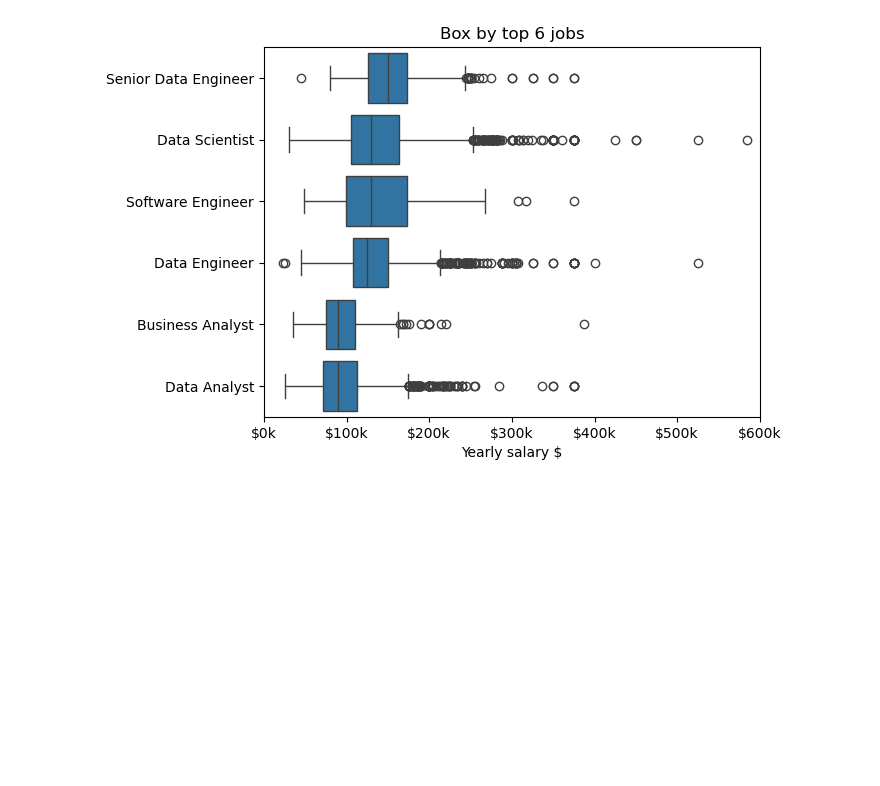
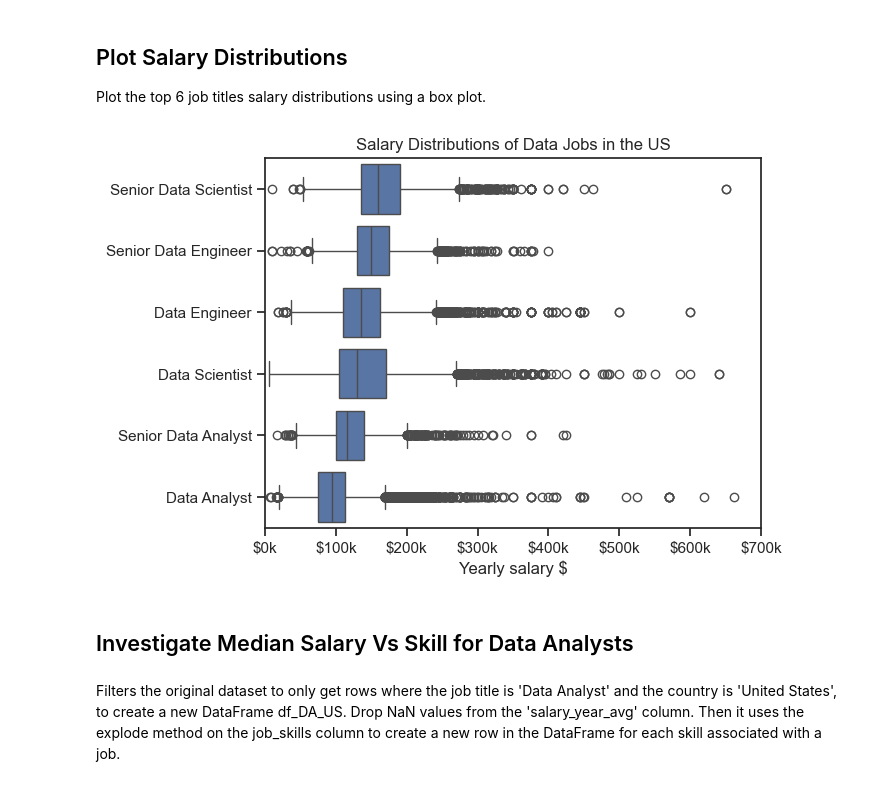
Before and after one commit to savicnikola9999-creator/Python_NS, a Jupyter notebook: Project/4_salary_analysis.ipynb, the cells around one changed output. Saved outputs shown, nothing was run; the diff lists cells and outputs as text; code cells hidden in the pictures; blank space fills up the shorter version.

```diff
--- a/Project/4_salary_analysis.ipynb
+++ b/Project/4_salary_analysis.ipynb
@@ -6,9 +12,12 @@ from datasets import load_dataset
 import matplotlib.pyplot as plt
 import seaborn as sns
 
-# Loading Data
-dataset = load_dataset('lukebarousse/data_jobs')
-df = dataset['train'].to_pandas()
+# Loading Data - only data for 2023
+#dataset = load_dataset('lukebarousse/data_jobs')
+#df = dataset['train'].to_pandas()
+
+# Loading Data - 2023, 2024, 2025 and first half of 2026:
+df = pd.read_csv(r"C:\Users\Nikola S\Desktop\Luke B\job_postings_flat.csv")
 
 # Data Cleanup
 df['job_posted_date'] = pd.to_datetime(df['job_posted_date'])
@@ -38,0 +51,5 @@ memory usage: 1.8+ MB
+# %%
+job_titles = df[df["job_title_short"].str.contains("Data", case=False, na=False)]
+job_titles = job_titles["job_title_short"].value_counts().index[:7].to_list()
+
+job_titles
@@ -49,5 +66,5 @@ job_titiles
 # %%
-df_US_top6 = df_US[df["job_title_short"].isin(job_titiles)]
-df_US_top6
+df_US_top7 = df_US[df["job_title_short"].isin(job_titles)]
+df_US_top7.head(5)
 # %% [output]
 |  | job_title_short | job_title | job_location | job_via | job_schedule_type | job_work_from_home | ... |
@@ -66,15 +76,22 @@ df_US_top6
 # %%
-job_order = df_US_top6.groupby("job_title_short")["salary_year_avg"].median().sort_values(ascending=False).index
+job_order = df_US_top7.groupby("job_title_short")["salary_year_avg"].median().sort_values(ascending=False).index
+# %% [markdown]
+## Plot Salary Distributions
+Plot the top 6 job titles salary distributions using a box plot.
 # %%
-sns.boxplot(data = df_US_top6, x="salary_year_avg", y="job_title_short", order = job_order)
+sns.boxplot(data = df_US_top7, x="salary_year_avg", y="job_title_short", order = job_order)
 plt.xlabel("Yearly salary $")
 plt.ylabel("")
-plt.title("Box by top 6 jobs")
-plt.xlim(0,600000)
+plt.title("Salary Distributions of Data Jobs in the US")
+plt.xlim(0,700000)
 plt.gca().xaxis.set_major_formatter(plt.FuncFormatter(lambda x, pos: f'${int(x/1000)}k'))
 plt.show()
 # %% [output]
-[figure, old version]
+[figure, new version]
+# %% [markdown]
+## Investigate Median Salary Vs Skill for Data Analysts
+# %% [markdown]
+Filters the original dataset to only get rows where the job title is 'Data Analyst' and the country is 'United States', to create a new DataFrame df_DA_US. Drop NaN values from the 'salary_year_avg' column. Then it uses the explode method on the job_skills column to create a new row in the DataFrame for each skill associated with a job.
 # %%
 df_DA_US = df[(df["job_country"] == "United States") & (df["job_title_short"] == "Data Analyst")].copy()
 df_DA_US = df_DA_US.dropna(subset="salary_year_avg")
```
Also changed, not shown: parts of 14 cells of this notebook, 4 other files.
